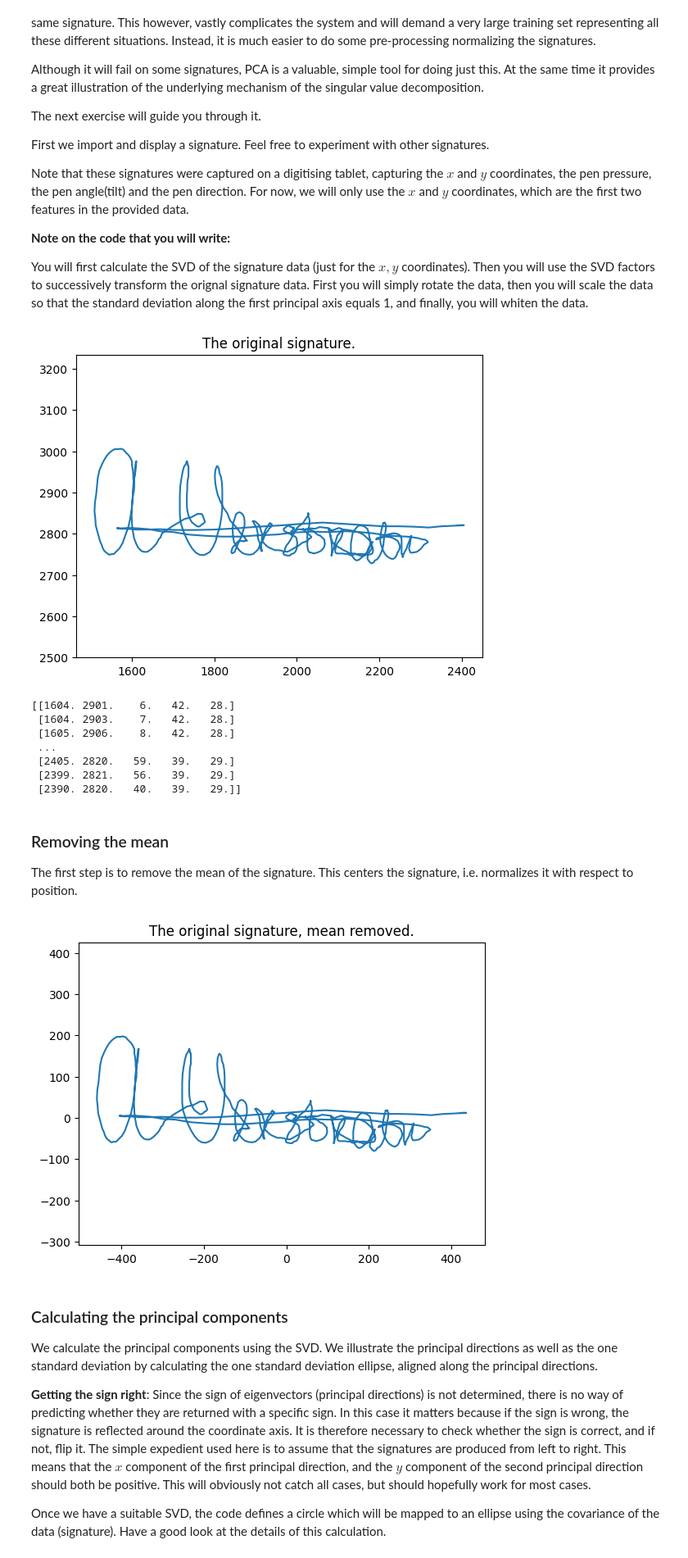
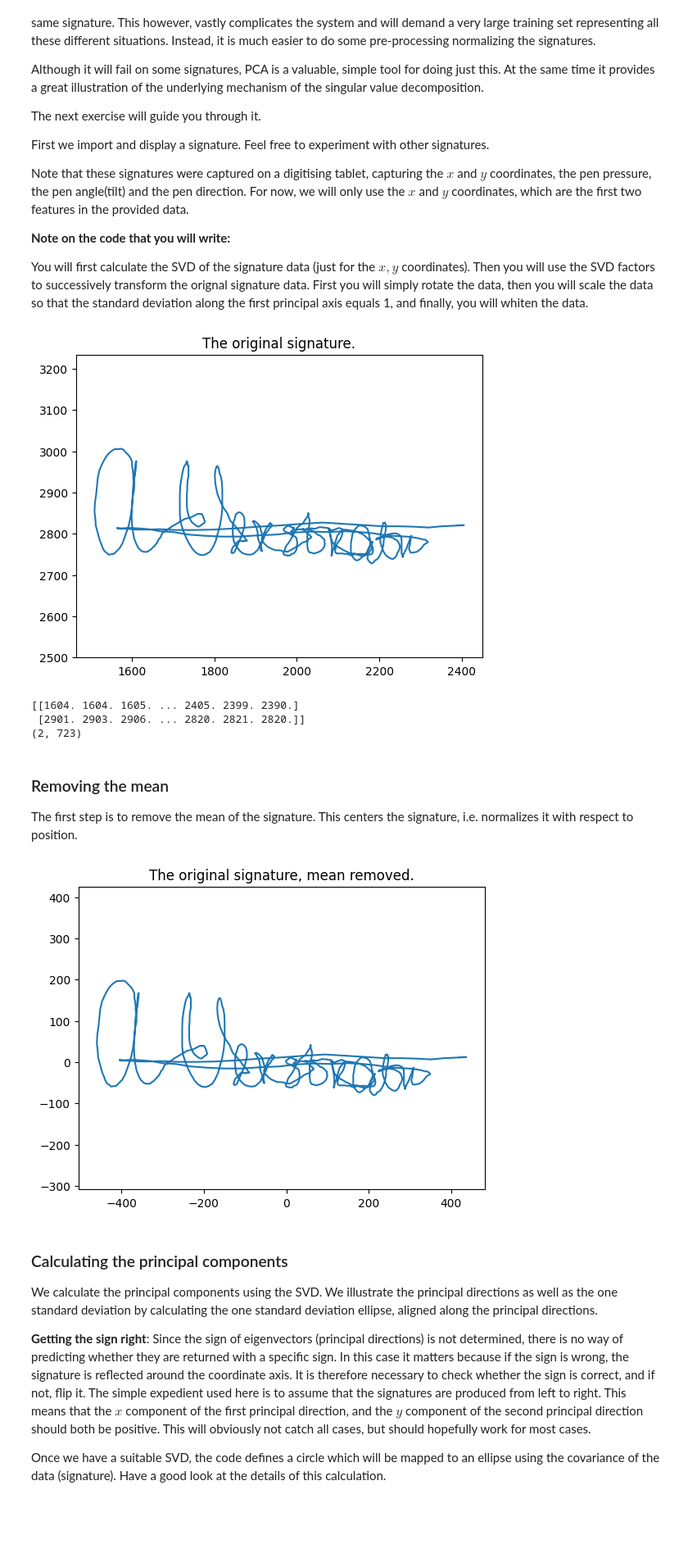
Before and after one commit to Samshabz/ML4, a Jupyter notebook: assign1/src/assign1.ipynb, the cells around one changed output. Shown at 82% size. Drawn from its saved outputs; the diff is of its cells as text; code cells hidden in the pictures; blank space fills up the shorter version.

```diff
--- a/assign1/src/assign1.ipynb
+++ b/assign1/src/assign1.ipynb
@@ -234,37 +224,38 @@ You will first calculate the SVD of the signature data (just for the $x,y$ coord
 # %%
 sign_full = np.loadtxt('../data/sign/sign3/sigtrain3_1.txt',comments = '%')  # Read Signature
 
-sign = sign_full[:,:2].T
+sign = sign_full[:,:2].T  # transpose to a horizontal matrix with only the x and y features
 
-plt.plot(sign[0,:],sign[1,:])
-plt.axis('equal')
+plt.plot(sign[0,:],sign[1,:]) # take the first row as x values, and second as y.
+plt.axis('equal') # each unit length on the plot is equivalent ensuring proportionality
 plt.title('The original signature.')
 plt.show()
-print(sign_full)
+print (sign)
+print(sign.shape)
 # %% [output]
 [figure]
-[[1604. 2901.    6.   42.   28.]
- [1604. 2903.    7.   42.   28.]
- [1605. 2906.    8.   42.   28.]
- ...
- [2405. 2820.   59.   39.   29.]
- [2399. 2821.   56.   39.   29.]
- [2390. 2820.   40.   39.   29.]]
+[[1604. 1604. 1605. ... 2405. 2399. 2390.]
+ [2901. 2903. 2906. ... 2820. 2821. 2820.]]
+(2, 723)
 # %% [markdown]
 ### Removing the mean
 
 The first step is to remove the mean of the signature. This centers the signature, i.e. normalizes it with respect to position.
-# %%
-d,n = sign.shape
-mean = np.mean(sign,axis=1)[:,np.newaxis]
-sign = (sign - mean)
-
-plt.plot(sign[0,:],sign[1,:])
-plt.axis('equal')
-plt.title('The original signature, mean removed.')
-plt.show()
-# %% [output]
-[figure, removed]
+# %%
+d,n = sign.shape  # n is the number of data points or time samples, d the number of features or dimensions. in our inverted case d is the amount of rows and n the amount of columns. normally features are amount of columns and data points amount of rows. note d=2 (x and y), n= 182 (amount of signature or time points)
+mean1 = np.mean(sign,axis=1)[:,np.newaxis]  # sign is the signature matrix. this calculates the mean of the signature
+# lets dig deeper. we want a mean for each datapoint or time sample. currently our datapoints are now along the collumns. so we want to calculate the mean for each row. that will give us two means, one for x and one for y. so we should iterate over the rows with an inner loop iterating through the collumns. i.e. for rowi for collumni: running average. axis=1 means we average over all collumns and THEN go to the next row. axis=0 would find the average of each row. we ultiamtely get two answers out, an x and y mean
+# next, [:,np.newaxis] turns our 1D array of two values into a 2D array. it says for each row (:), create a new collumn (np.newaxis). so its basically a way to say for either the  row or collumn, iterate over it and create a new dimension (collumn or row) for each value.
+
+
+sign = (sign - mean1) # we have two rows in the signature and mean matrix. for each collumn (datapoint) minus the first row of the mean from the first row of the signature, do the same for the second row. this way for each datapoint our mean is reduced for both x and y.
+
+plt.plot(sign[0,:],sign[1,:]) # sign is the same dimensionality and collumns
+plt.axis('equal')
+plt.title('The original signature, mean removed.')
+plt.show()
+# %% [output]
+[figure, added]
 # %% [markdown]
 ### Calculating the principal components
 
```
Also changed, not shown: parts of 15 cells of this notebook.
